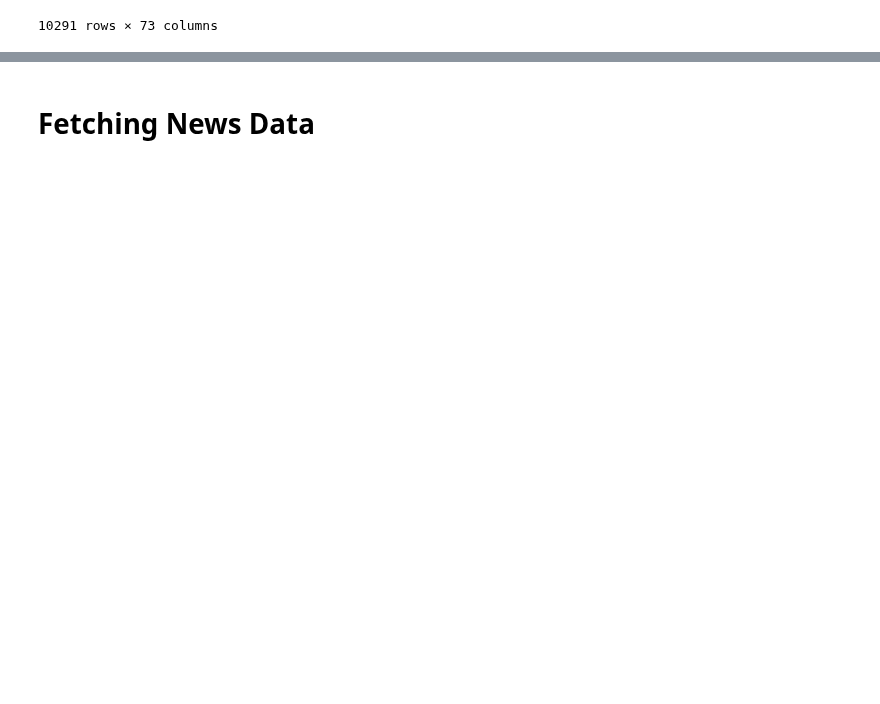
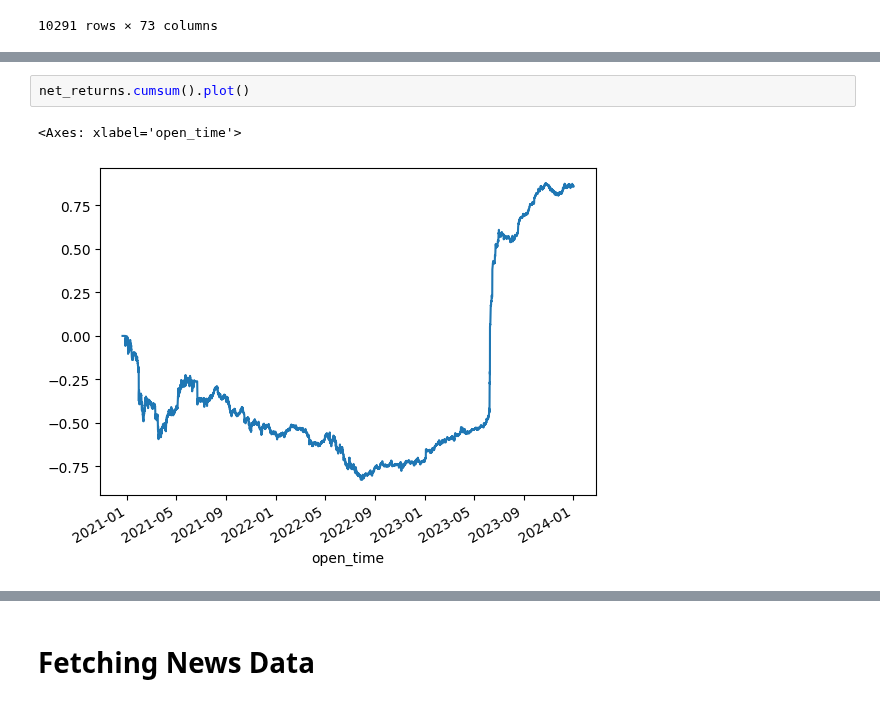
Before and after one commit to wbchristerson/crypto-strategies, a Jupyter notebook: anomaly_detection.ipynb, the cells around one changed output, grey strips where cells are left out. Saved outputs shown, nothing was run; the diff lists cells and outputs as text; blank space fills up the shorter version.

```diff
--- a/anomaly_detection.ipynb
+++ b/anomaly_detection.ipynb
@@ -83,0 +131,5 @@ px
+# %%
+net_returns.cumsum().plot()
+# %% [output]
+<Axes: xlabel='open_time'>
+[figure, added]
```
Also changed, not shown: parts of 14 cells of this notebook, 2 other files.
